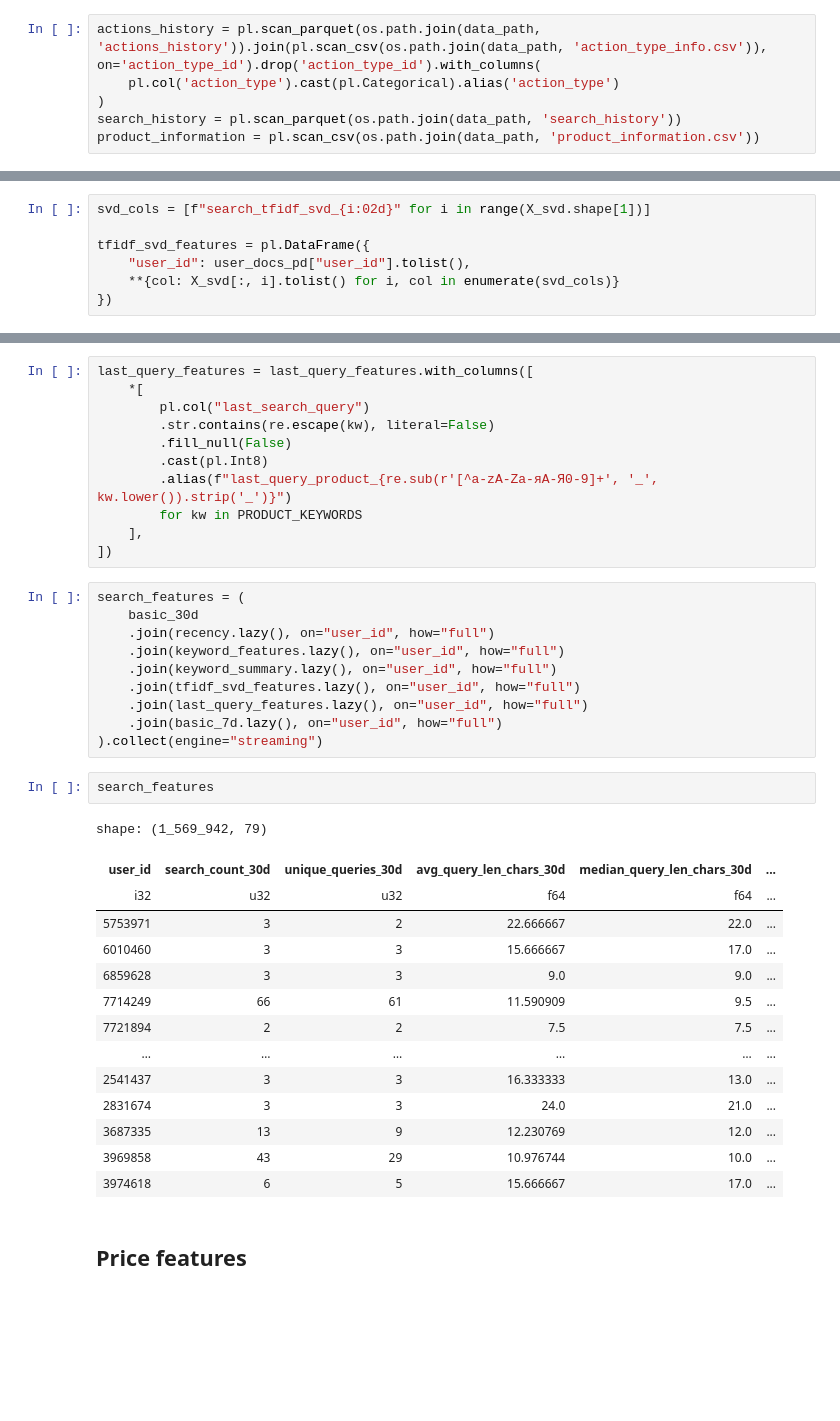
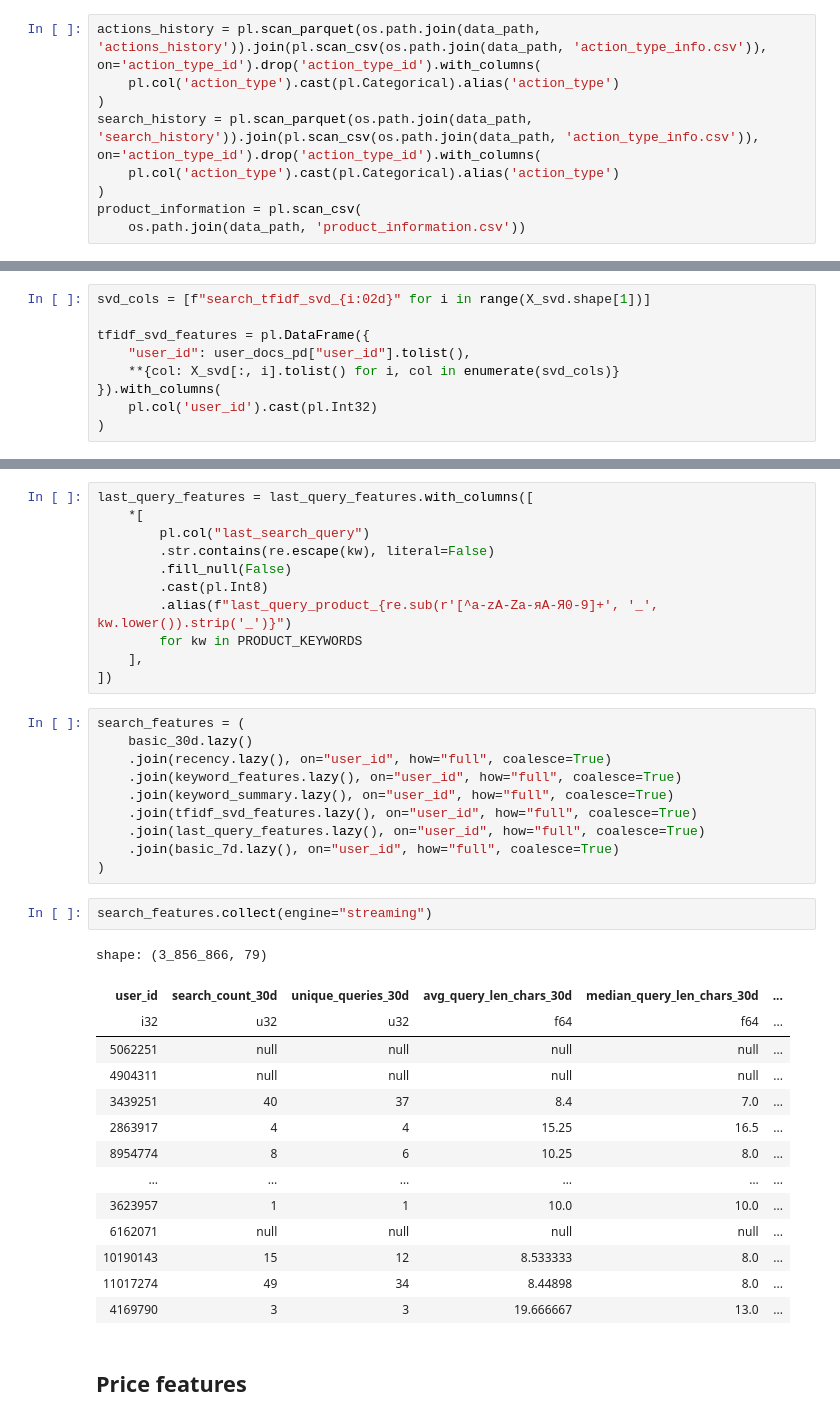
Before and after one commit to LumbaBalumba/aim_ml, a Jupyter notebook: 10/baseline_1_polars.ipynb, the cells around one changed output, grey strips where cells are left out. Cells and saved outputs as stored; diff of their text form; blank space fills up the shorter version.

```diff
--- a/10/baseline_1_polars.ipynb
+++ b/10/baseline_1_polars.ipynb
@@ -20,8 +21,11 @@ data_path = './predict-user-fresh-order/'
 actions_history = pl.scan_parquet(os.path.join(data_path, 'actions_history')).join(pl.scan_csv(os.path.join(data_path, 'action_type_info.csv')), on='action_type_id').drop('action_type_id').with_columns(
     pl.col('action_type').cast(pl.Categorical).alias('action_type')
 )
-search_history = pl.scan_parquet(os.path.join(data_path, 'search_history'))
-product_information = pl.scan_csv(os.path.join(data_path, 'product_information.csv'))
+search_history = pl.scan_parquet(os.path.join(data_path, 'search_history')).join(pl.scan_csv(os.path.join(data_path, 'action_type_info.csv')), on='action_type_id').drop('action_type_id').with_columns(
+    pl.col('action_type').cast(pl.Categorical).alias('action_type')
+)
+product_information = pl.scan_csv(
+    os.path.join(data_path, 'product_information.csv'))
 # %%
 val_start_date, val_end_date
 # %% [output]
@@ -312,7 +314,9 @@ svd_cols = [f"search_tfidf_svd_{i:02d}" for i in range(X_svd.shape[1])]
 tfidf_svd_features = pl.DataFrame({
     "user_id": user_docs_pd["user_id"].tolist(),
     **{col: X_svd[:, i].tolist() for i, col in enumerate(svd_cols)}
-})
+}).with_columns(
+    pl.col('user_id').cast(pl.Int32)
+)
 # %% [markdown]
 ### Last search actions
 # %%
@@ -338,31 +342,31 @@ last_query_features = last_query_features.with_columns([
 ])
 # %%
 search_features = (
-    basic_30d
-    .join(recency.lazy(), on="user_id", how="full")
-    .join(keyword_features.lazy(), on="user_id", how="full")
-    .join(keyword_summary.lazy(), on="user_id", how="full")
-    .join(tfidf_svd_features.lazy(), on="user_id", how="full")
-    .join(last_query_features.lazy(), on="user_id", how="full")
-    .join(basic_7d.lazy(), on="user_id", how="full")
-).collect(engine="streaming")
+    basic_30d.lazy()
+    .join(recency.lazy(), on="user_id", how="full", coalesce=True)
+    .join(keyword_features.lazy(), on="user_id", how="full", coalesce=True)
+    .join(keyword_summary.lazy(), on="user_id", how="full", coalesce=True)
+    .join(tfidf_svd_features.lazy(), on="user_id", how="full", coalesce=True)
+    .join(last_query_features.lazy(), on="user_id", how="full", coalesce=True)
+    .join(basic_7d.lazy(), on="user_id", how="full", coalesce=True)
+)
 # %%
-search_features
+search_features.collect(engine="streaming")
 # %% [output]
-shape: (1_569_942, 79)
+shape: (3_856_866, 79)
 | user_id | search_count_30d | unique_queries_30d | avg_query_len_chars_30d | median_query_len_chars_30d | ... |
 | i32 | u32 | u32 | f64 | f64 | ... |
-| 5753971 | 3 | 2 | 22.666667 | 22.0 | ... |
-| 6010460 | 3 | 3 | 15.666667 | 17.0 | ... |
-| 6859628 | 3 | 3 | 9.0 | 9.0 | ... |
-| 7714249 | 66 | 61 | 11.590909 | 9.5 | ... |
-| 7721894 | 2 | 2 | 7.5 | 7.5 | ... |
+| 5062251 | null | null | null | null | ... |
+| 4904311 | null | null | null | null | ... |
+| 3439251 | 40 | 37 | 8.4 | 7.0 | ... |
+| 2863917 | 4 | 4 | 15.25 | 16.5 | ... |
+| 8954774 | 8 | 6 | 10.25 | 8.0 | ... |
 | … | … | … | … | … | ... |
-| 2541437 | 3 | 3 | 16.333333 | 13.0 | ... |
-| 2831674 | 3 | 3 | 24.0 | 21.0 | ... |
-| 3687335 | 13 | 9 | 12.230769 | 12.0 | ... |
-| 3969858 | 43 | 29 | 10.976744 | 10.0 | ... |
-| 3974618 | 6 | 5 | 15.666667 | 17.0 | ... |
+| 3623957 | 1 | 1 | 10.0 | 10.0 | ... |
+| 6162071 | null | null | null | null | ... |
+| 10190143 | 15 | 12 | 8.533333 | 8.0 | ... |
+| 11017274 | 49 | 34 | 8.44898 | 8.0 | ... |
+| 4169790 | 3 | 3 | 19.666667 | 13.0 | ... |
 # %% [markdown]
 ## Price features
 # %%
```
Also changed, not shown: parts of 27 cells of this notebook, 3 other files.
